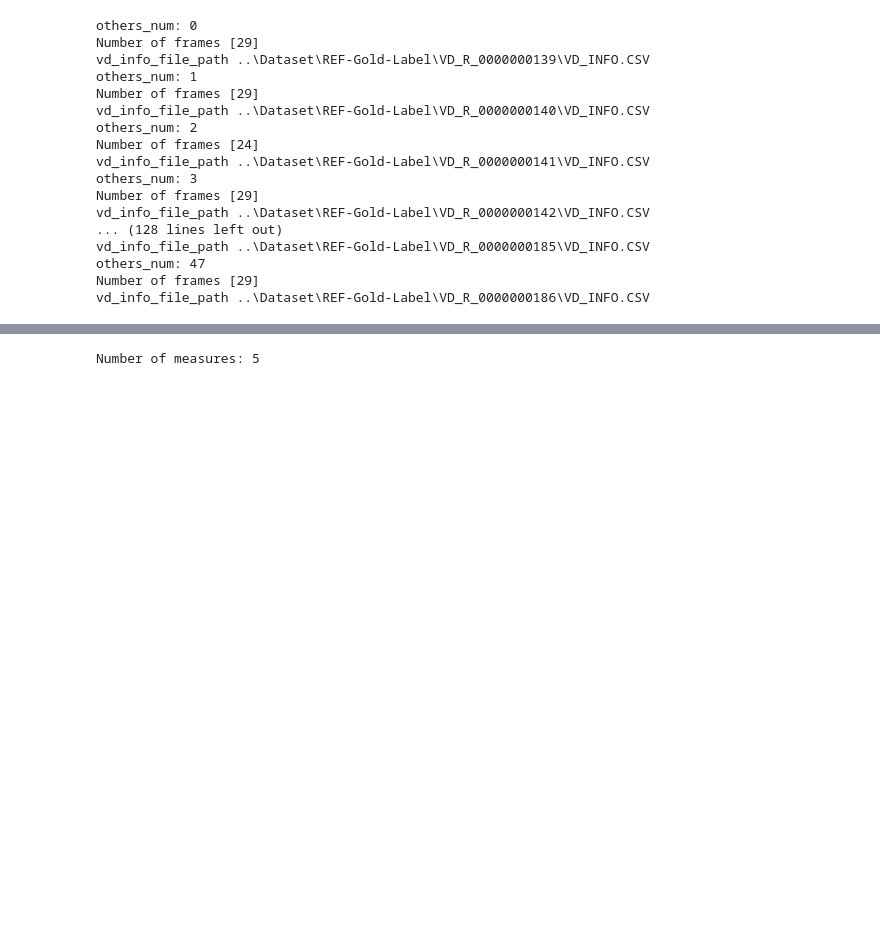
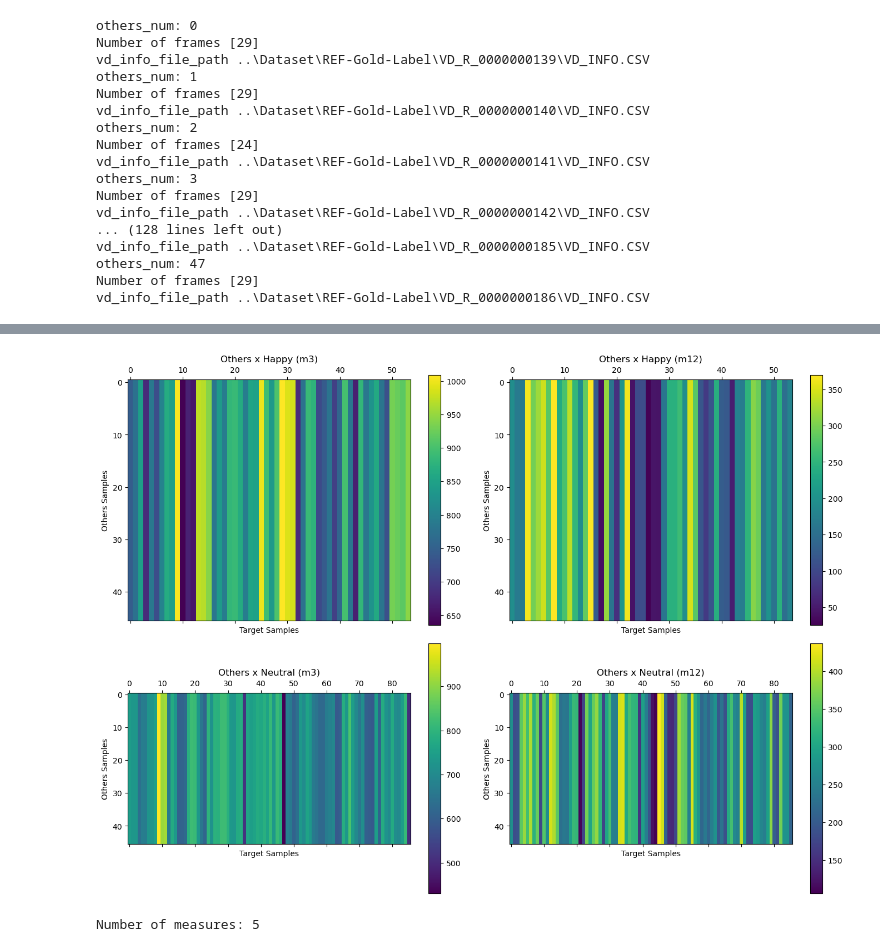
Before and after one commit to JoaoMarcelo2207/biosignals-labeling-test, a Jupyter notebook: image generation/Generate_figure_27.ipynb, the cells around one changed output, grey strips where cells are left out. Drawn from its saved outputs; the diff is of its cells as text; code cells hidden in the pictures; blank space fills up the shorter version.

Commit message:
adicionou função para matriz de similaridade e plotar os graficos

```diff
--- a/image generation/Generate_figure_27.ipynb
+++ b/image generation/Generate_figure_27.ipynb
@@ -367,3 +364,63 @@ for measure in ['m3', 'm12']:
+# %%
+#NOVO
+
+#Matriz de similaridade Others X Happy e Others X Neutral para m3 e m12 e Gerar os graficos
+
+def compute_distances_specific(others_vector, target_vector, measure):
+    """
+    Calcula as distâncias entre as séries de 'others' e 'target' (happy ou neutral).
+    """
+    required_length = 30
+
+    # Padronizar todas as séries
+    others_standardized = [pad_or_truncate(series, required_length) for series in others_vector]
+    target_standardized = [pad_or_truncate(series, required_length) for series in target_vector]
+
+    # Inicializar a matriz de distâncias
+    num_others = len(others_standardized)
+    num_target = len(target_standardized)
+    distance_matrix = np.zeros((num_others, num_target))
+
+    # Calcular as distâncias
+    for i, other in enumerate(others_standardized):
+        for j, target in enumerate(target_standardized):
+            distance_matrix[i, j] = calculate_euclidean_distance(other, target)
+
+    return distance_matrix
+
+def plot_distance_matrices(distances, measures):
+    """
+    Plota as matrizes de distância para os diferentes grupos e medidas.
+    """
+    fig, axes = plt.subplots(2, 2, figsize=(14, 10))
+    axes = axes.flatten()
+
+    for i, (distance_matrix, measure) in enumerate(zip(distances, measures)):
+        cax = axes[i].matshow(distance_matrix, cmap='viridis')
+        axes[i].set_title(f'{measure}')
+        axes[i].set_xlabel('Target Samples')
+        axes[i].set_ylabel('Others Samples')
+        plt.colorbar(cax, ax=axes[i])
+
+    plt.tight_layout()
+    plt.show()
+
+# Cálculo das matrizes de distância
+distances_m3_happy = compute_distances_specific(others_measures_vector['m3'], all__happy_measures_vector['m3'], 'm3')
+distances_m12_happy = compute_distances_specific(others_measures_vector['m12'], all__happy_measures_vector['m12'], 'm12')
+distances_m3_neutral = compute_distances_specific(others_measures_vector['m3'], all__neutral_measures_vector['m3'], 'm3')
+distances_m12_neutral = compute_distances_specific(others_measures_vector['m12'], all__neutral_measures_vector['m12'], 'm12')
+
+# Plotar os gráficos
+plot_distance_matrices(
+    distances=[
+        distances_m3_happy, distances_m12_happy,
+        distances_m3_neutral, distances_m12_neutral
+    ],
+    measures=['Others x Happy (m3)', 'Others x Happy (m12)', 'Others x Neutral (m3)', 'Others x Neutral (m12)']
+)
+# %% [output]
+[figure, added]
 # %%
 final_euclidean_distances_matrix = compute_euclidean_distances_matrix(all__happy_measures_vector)
 # %% [output]
```
Also changed, not shown: parts of 6 cells of this notebook.
